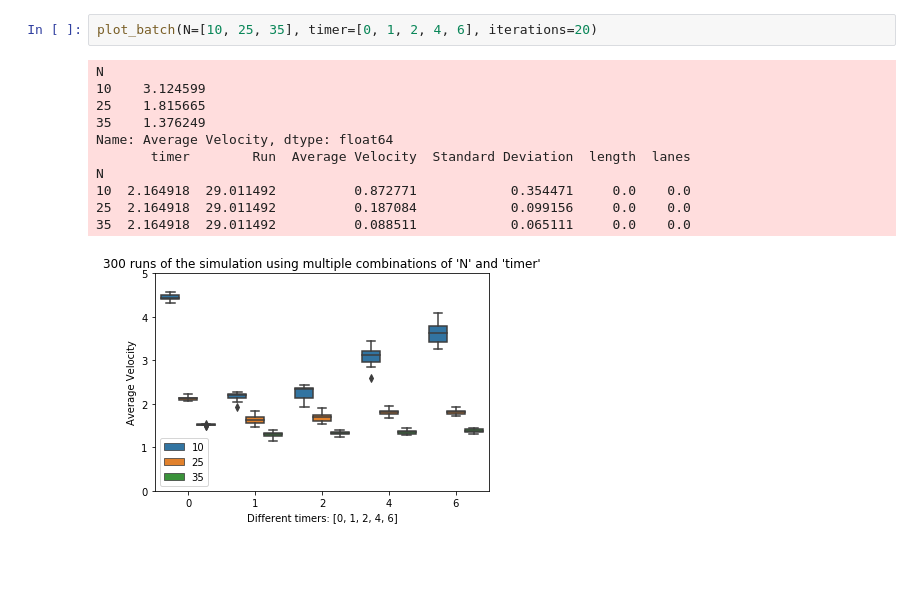
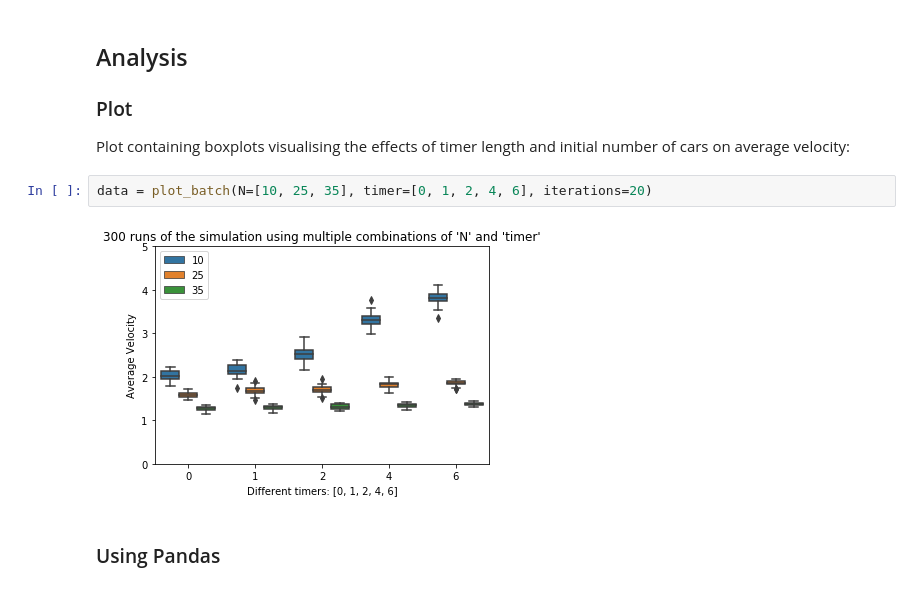
Before and after one commit to Casper-Smet/turing-route-66, a Jupyter notebook: Plotting.ipynb, the cells around one changed output. Cells and saved outputs as stored; diff of their text form; blank space fills up the shorter version.

Commit message:
Added data analysis

```diff
--- a/Plotting.ipynb
+++ b/Plotting.ipynb
@@ -8,14 +10,10 @@ plot(100, 35, length=100, p=0.3, grid=True)
+# %% [markdown]
+## Analysis
+### Plot
+Plot containing boxplots visualising the effects of timer length and initial number of cars on average velocity:
 # %%
-plot_batch(N=[10, 25, 35], timer=[0, 1, 2, 4, 6], iterations=20)
+data = plot_batch(N=[10, 25, 35], timer=[0, 1, 2, 4, 6], iterations=20)
 # %% [output]
-N
-10    3.124599
-25    1.815665
-35    1.376249
-Name: Average Velocity, dtype: float64
-       timer        Run  Average Velocity  Standard Deviation  length  lanes
-N
-10  2.164918  29.011492          0.872771            0.354471     0.0    0.0
-25  2.164918  29.011492          0.187084            0.099156     0.0    0.0
-35  2.164918  29.011492          0.088511            0.065111     0.0    0.0
-[figure, old version]
+[figure, new version]
+# %% [markdown]
+### Using Pandas
```
Also changed, not shown: parts of 5 cells of this notebook.
